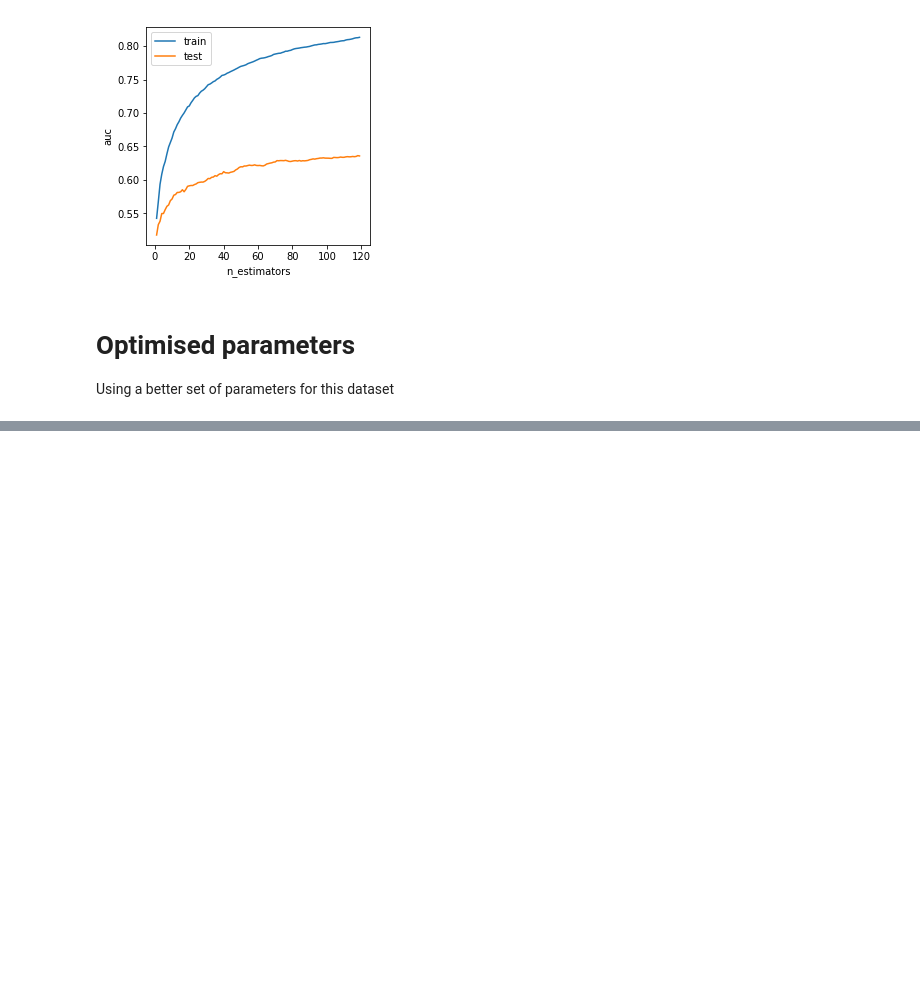
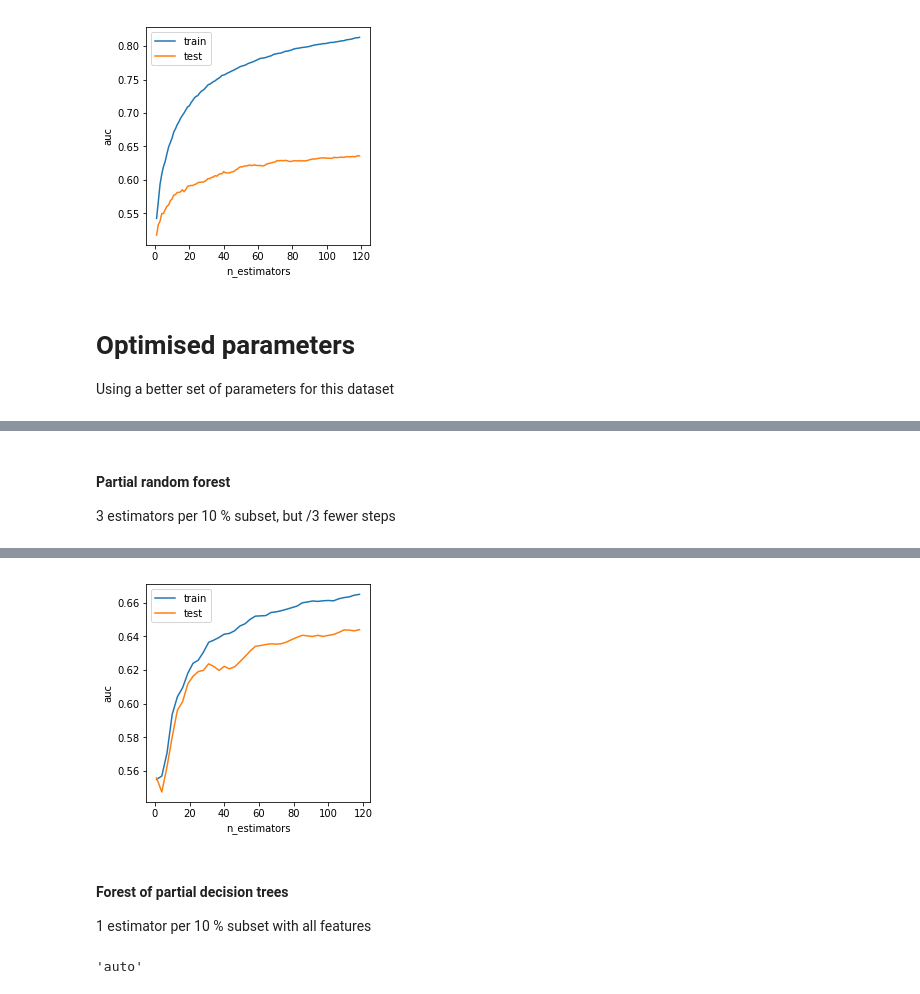
Before and after one commit to garethjns/IncrementalTrees, a Jupyter notebook: notes/PerformanceComparisons.ipynb, the cells around one changed output, grey strips where cells are left out. Saved outputs shown, nothing was run; the diff lists cells and outputs as text; code cells hidden in the pictures; blank space fills up the shorter version.

```diff
--- a/notes/PerformanceComparisons.ipynb
+++ b/notes/PerformanceComparisons.ipynb
@@ -251,0 +363,13 @@ Best set: 1.0 | 0.6164312580640207
+# %% [markdown]
+#### Partial random forest
+3 estimators per 10 % subset, but /3 fewer steps
+# %%
+steps = np.arange(1, MAX_ESTIMATORS, 3)
+srfc = StreamingRFC(n_estimators=3,
+                    max_n_estimators=np.max(steps),
+                    **params)
+
+%time train_scores, test_scores = inc_partial_fit(x, y, srfc=srfc, steps=steps, sample=0.1)
+print(f"With {len(srfc.estimators_)}: {train_scores[-1]} | {test_scores[-1]}")
+plot_auc(steps, train_scores, test_scores)
+# %% [output]
@@ -251,0 +378,8 @@ Best set: 1.0 | 0.6164312580640207
+[figure, added]
+# %% [markdown]
+#### Forest of partial decision trees
+1 estimator per 10 % subset with all features
+# %%
+params.pop('max_features', None)
+# %% [output]
+'auto'
```
Also changed, not shown: parts of 12 cells of this notebook, 1 other file.
